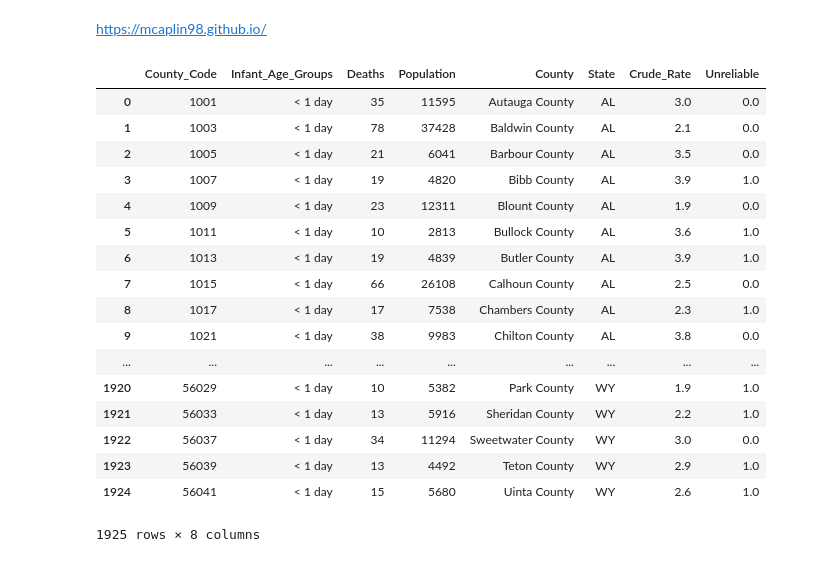
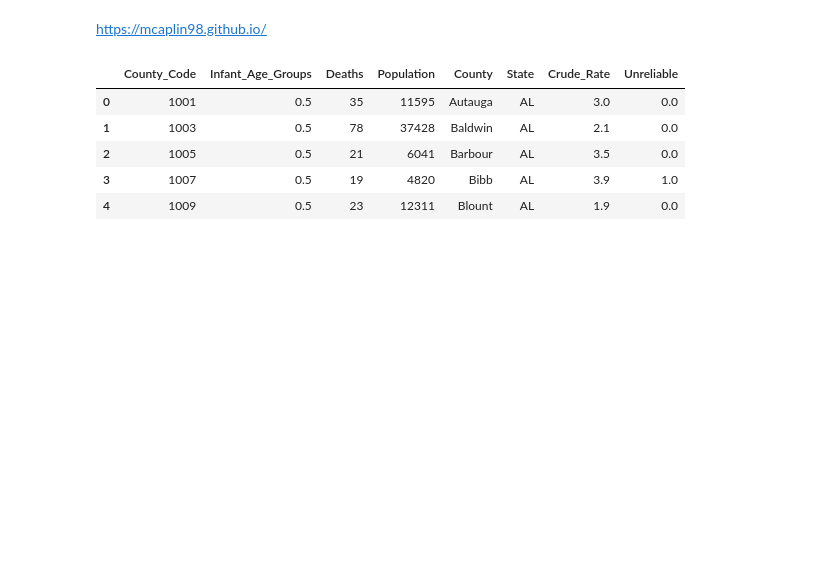
Before and after one commit to mcaplin98/mcaplin98.github.io, a Jupyter notebook: code/Tidy Data Mortality.ipynb, the cells around one changed output. Cells and saved outputs as stored; diff of their text form; code cells hidden in the pictures; blank space fills up the shorter version.

Commit message:
milestone_2

```diff
--- a/code/Tidy Data Mortality.ipynb
+++ b/code/Tidy Data Mortality.ipynb
@@ -1,11 +1,16 @@
 # %% [markdown]
 https://mcaplin98.github.io/
 # %%
+%matplotlib inline
 import pandas as pd
 import numpy as np
 import os
 import re
-
+import matplotlib.pyplot as plt
+import sqlite3
+from scipy import stats
+from IPython.core.display import display, HTML
+display(HTML("<style>.container { width:95% !important; }</style>"))
 
 #load in data from file
 comp_mort = pd.read_csv("../data/comp_mort_99-16.txt",
@@ -31,83 +36,46 @@ for i in count:
     #print(i[1]) #state
     counties = np.append(counties,i[0])
     states = np.append(states,i[1])
-
+counties_temp = []
+for i in counties:
+    temp_split = i.replace('County','')
+    counties_temp = counties_temp + [temp_split]
 #delete prior county column
 del comp_mort['County']
 
 #add in tidier county and state columns
-comp_mort['County'] = counties
+comp_mort['County'] = counties_temp
 comp_mort['State'] = states
 
 
 #comp_mort
 crude = comp_mort.Crude_Rate.str.split()
 
 reliable = np.empty(0)
 crude_rate = np.empty(0)
 for line in crude:
     #print(len(line))
     #print(line[0])
     if len(line) == 1:
         reliable = np.append(reliable,0)
     else:
         reliable = np.append(reliable,1)
     crude_rate = np.append(crude_rate, line[0])
 
 
 del comp_mort['Crude_Rate']
 comp_mort['Crude_Rate'] = crude_rate
 comp_mort['Unreliable'] = reliable
 comp_mort['Crude_Rate']= pd.to_numeric(comp_mort['Crude_Rate'],errors='coerce')
-
-#print(comp_mort.County_Code.describe())
-#float. This works as it is a numberical code
-#print(comp_mort.Infant_Age_Groups.describe())
-#object. This is correct, as the ages are catagories based on age. An int could work here, but the catagories are distinct for now
-#print(comp_mort.Deaths.describe())
-#float. this works as it is a count of the # of deaths
-#print(comp_mort.Population.describe())
-#float. this works as it is a count of the # of people
-#print(comp_mort.County.describe())
-#object. correct as the counties are all named places
-#print(comp_mort.State.describe())
-##object. correct as the states are all named places
-#print(comp_mort.Crude_Rate.describe())
-#float. Correct as it is an average # per 1000
-#print(comp_mort.Unreliable.describe())
-#float. This works, as the column contains 0/1 values, given if the unreliable flag is True or False
-
-"""
-Mason Caplin
-Final Tutorial Milestone 1 Writeup
-Due 9/29/2020
-
-As a graduate student, I will be working alone on my final project. Due to this, I will not be submitting a collaboration plan with this writeup. For my project, I would like to examine reasons for the disparity in birth mortality rates among certain demographics, namely race and income. Currently, a child can be up to three times more likely to die during birth, based one his or her ethnicity. I would like to examine if this is the result of factors within a hospital, or if there is a recognizable link between the birth death rate and environmental factors during pregnancy. This would require me to compare the mortality rates with factors such as race, income, and chemical pollution rates. My question would be: which factors affect birth death rates, and how doe these rates change given race, income, and chemical pollution.
-
-At the moment, I am working on a dataset, generated from data provided by the Center for Disease Control and Prevention (CDC), that provides information on neonatal (<1day old) mortality rates. This information is reported based on the county and includes information such as the number of deaths, reliability factor, and population of the county. This dataset is 1925 rows, representing approximately sixty-one percent of the 3141 counties in the United States. I would like to use this information to provide a per capita rate for each county, which can than be compared to data on demographics and chemical pollution.
-
-Obtaining and formatting the data presented some challenges. The dataset was generated as a subset of a much larger dataset, owned by the CDC, and required me to select what information is relevant and how to best group this information. The data was presented as a large text file, which contained very little explanation and was presented with lists within cells. I had to read the file into a somewhat workable, if not tidy, format and then begin tidying the data. This required I remove a large amount of information that is extraneous to the dataset. The information was largely licensing agreements and a statement by the CDC. I then had to remove extraneous or redundant information and separate the lists into their own respective columns. All told, I was able to generate a table that uses counties as rows, presents summary information for each county, and is workable for both categorical and quantitative variables.
-
-This data is useful because it can answer questions about the neonatal mortality rates by county. The crude rate is the number of neonatal deaths per one thousand individuals. This data, along with the deaths per county, can be used to show which states and counties have the highest death rates. By comparing this information to data about chemical pollution or demographic, one can determine which areas are likely most affected by these factors.
-"""
-
-comp_mort
+comp_mort.loc[highest_crude]
+comp_mort['Infant_Age_Groups']= comp_mort['Infant_Age_Groups'].map({
+    '< 1 day':0.5
+})
+comp_mort.head()
 # %% [output]
 |  | County_Code | Infant_Age_Groups | Deaths | Population | County | State | Crude_Rate | Unreliable |
-| 0 | 1001 | < 1 day | 35 | 11595 | Autauga County | AL | 3.0 | 0.0 |
-| 1 | 1003 | < 1 day | 78 | 37428 | Baldwin County | AL | 2.1 | 0.0 |
-| 2 | 1005 | < 1 day | 21 | 6041 | Barbour County | AL | 3.5 | 0.0 |
-| 3 | 1007 | < 1 day | 19 | 4820 | Bibb County | AL | 3.9 | 1.0 |
-| 4 | 1009 | < 1 day | 23 | 12311 | Blount County | AL | 1.9 | 0.0 |
-| 5 | 1011 | < 1 day | 10 | 2813 | Bullock County | AL | 3.6 | 1.0 |
-| 6 | 1013 | < 1 day | 19 | 4839 | Butler County | AL | 3.9 | 1.0 |
-| 7 | 1015 | < 1 day | 66 | 26108 | Calhoun County | AL | 2.5 | 0.0 |
-| 8 | 1017 | < 1 day | 17 | 7538 | Chambers County | AL | 2.3 | 1.0 |
-| 9 | 1021 | < 1 day | 38 | 9983 | Chilton County | AL | 3.8 | 0.0 |
-| ... | ... | ... | ... | ... | ... | ... | ... | ... |
-| 1920 | 56029 | < 1 day | 10 | 5382 | Park County | WY | 1.9 | 1.0 |
-| 1921 | 56033 | < 1 day | 13 | 5916 | Sheridan County | WY | 2.2 | 1.0 |
-| 1922 | 56037 | < 1 day | 34 | 11294 | Sweetwater County | WY | 3.0 | 0.0 |
-| 1923 | 56039 | < 1 day | 13 | 4492 | Teton County | WY | 2.9 | 1.0 |
-| 1924 | 56041 | < 1 day | 15 | 5680 | Uinta County | WY | 2.6 | 1.0 |
+| 0 | 1001 | 0.5 | 35 | 11595 | Autauga | AL | 3.0 | 0.0 |
+| 1 | 1003 | 0.5 | 78 | 37428 | Baldwin | AL | 2.1 | 0.0 |
+| 2 | 1005 | 0.5 | 21 | 6041 | Barbour | AL | 3.5 | 0.0 |
+| 3 | 1007 | 0.5 | 19 | 4820 | Bibb | AL | 3.9 | 1.0 |
+| 4 | 1009 | 0.5 | 23 | 12311 | Blount | AL | 1.9 | 0.0 |
-1925 rows × 8 columns
```
Also changed, not shown: parts of 33 cells of this notebook, 7 other files.
